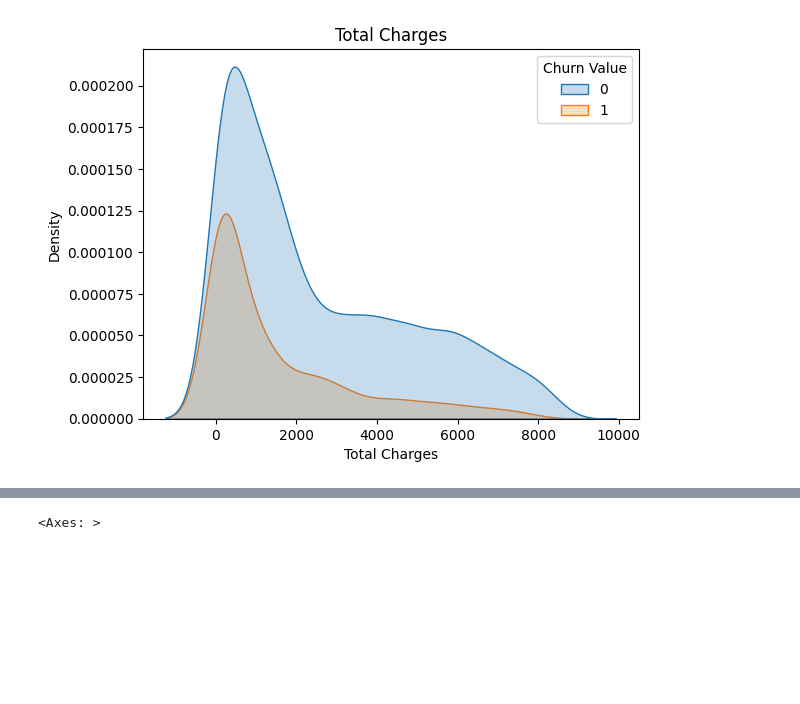
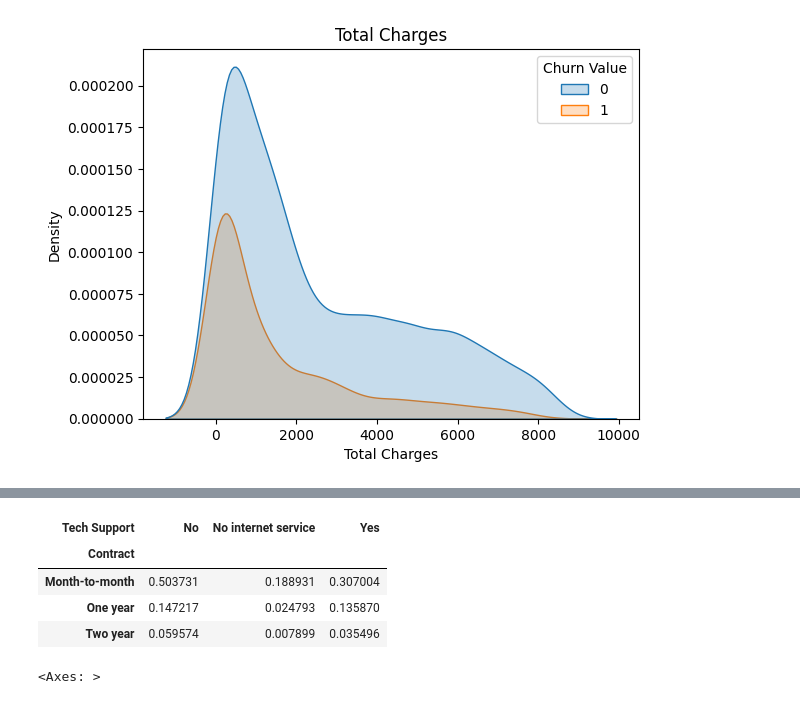
Before and after one commit to Matsal-coder/tech-challenge-ml, a Jupyter notebook: notebooks/01_eda_baseline.ipynb, the cells around one changed output, grey strips where cells are left out. Drawn from its saved outputs; the diff is of its cells as text; code cells hidden in the pictures; blank space fills up the shorter version.

```diff
--- a/notebooks/01_eda_baseline.ipynb
+++ b/notebooks/01_eda_baseline.ipynb
@@ -254,3 +261,11 @@ for col in num_cols:
+# %%
+df.groupby(['Contract', 'Tech Support'])['Churn Value'].mean().unstack()
+# %% [output]
+| Tech Support | No | No internet service | Yes |
+| Contract |  |  |  |
+| Month-to-month | 0.503731 | 0.188931 | 0.307004 |
+| One year | 0.147217 | 0.024793 | 0.135870 |
+| Two year | 0.059574 | 0.007899 | 0.035496 |
 # %%
 df['Churn Value'] = df['Churn Value'].astype(int)
 
```
Also changed, not shown: parts of 2 cells of this notebook.
